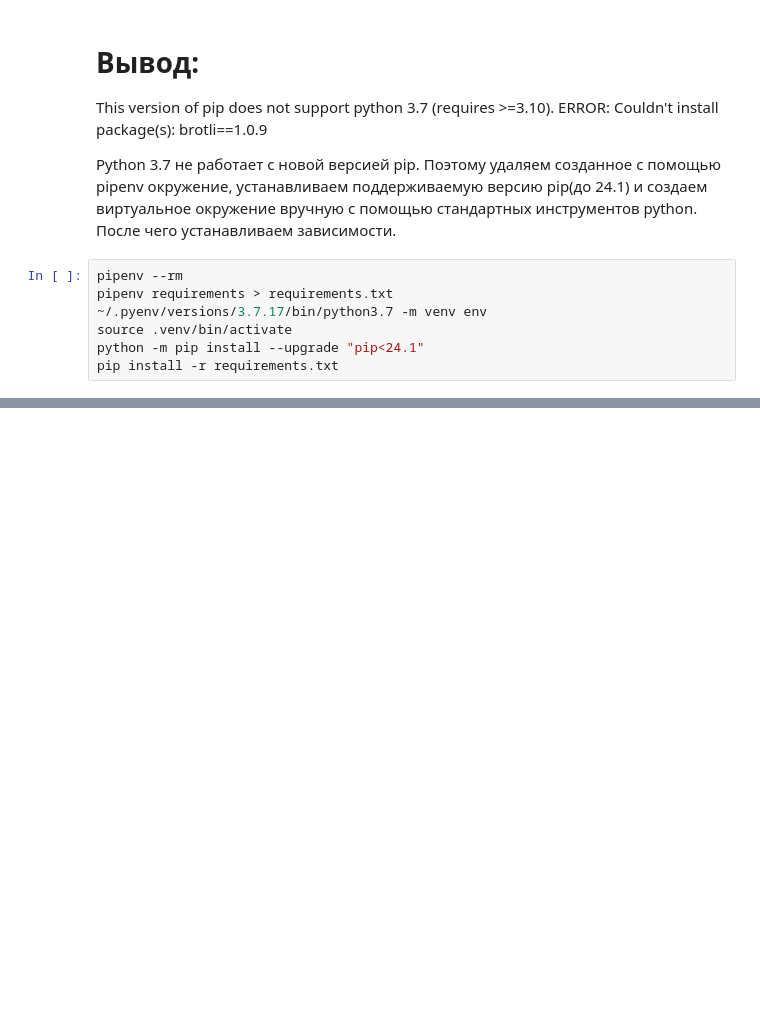
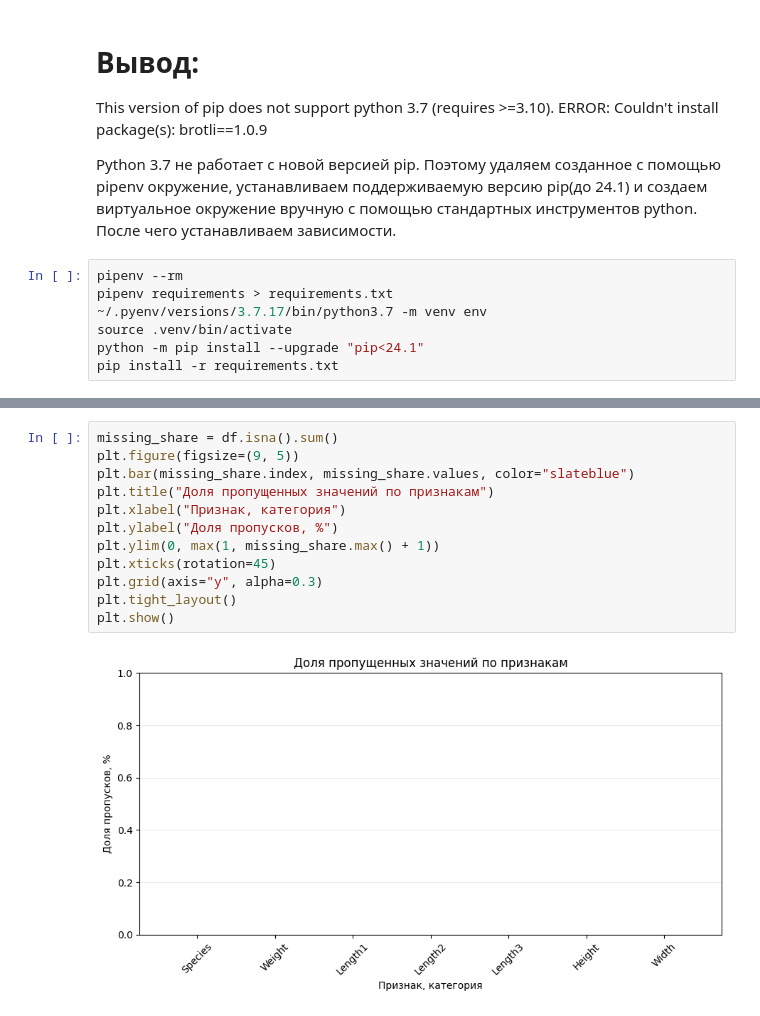
Before and after one commit to KSveselov/lab_3_ai, a Jupyter notebook: lab_1/Fish-Dimensions-Regression-Analysis/notebooks/01-eda.ipynb, the cells around one changed output, grey strips where cells are left out. Cells and saved outputs as stored; diff of their text form; blank space fills up the shorter version.

```diff
--- a/lab_1/Fish-Dimensions-Regression-Analysis/notebooks/01-eda.ipynb
+++ b/lab_1/Fish-Dimensions-Regression-Analysis/notebooks/01-eda.ipynb
@@ -113,0 +156,14 @@ axes[0].grid(axis="y", alpha=0.3)
+# %%
+missing_share = df.isna().sum()
+plt.figure(figsize=(9, 5))
+plt.bar(missing_share.index, missing_share.values, color="slateblue")
+plt.title("Доля пропущенных значений по признакам")
+plt.xlabel("Признак, категория")
+plt.ylabel("Доля пропусков, %")
+plt.ylim(0, max(1, missing_share.max() + 1))
+plt.xticks(rotation=45)
+plt.grid(axis="y", alpha=0.3)
+plt.tight_layout()
+plt.show()
+# %% [output]
+[figure, added]
```
Also changed, not shown: parts of 12 cells of this notebook.
